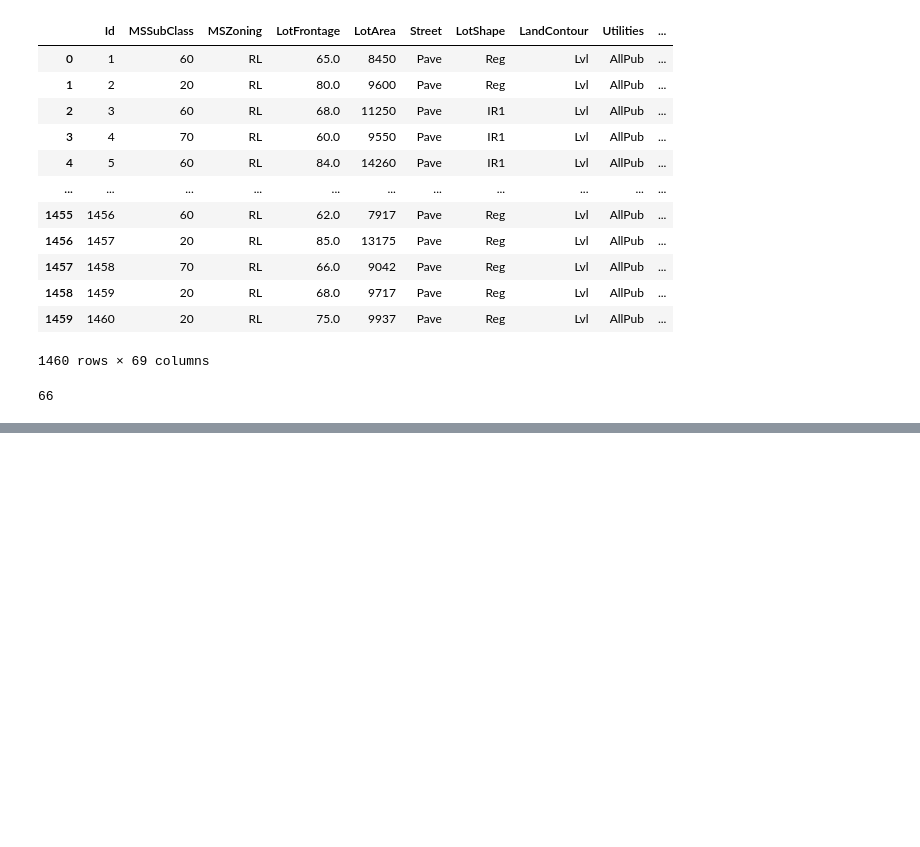
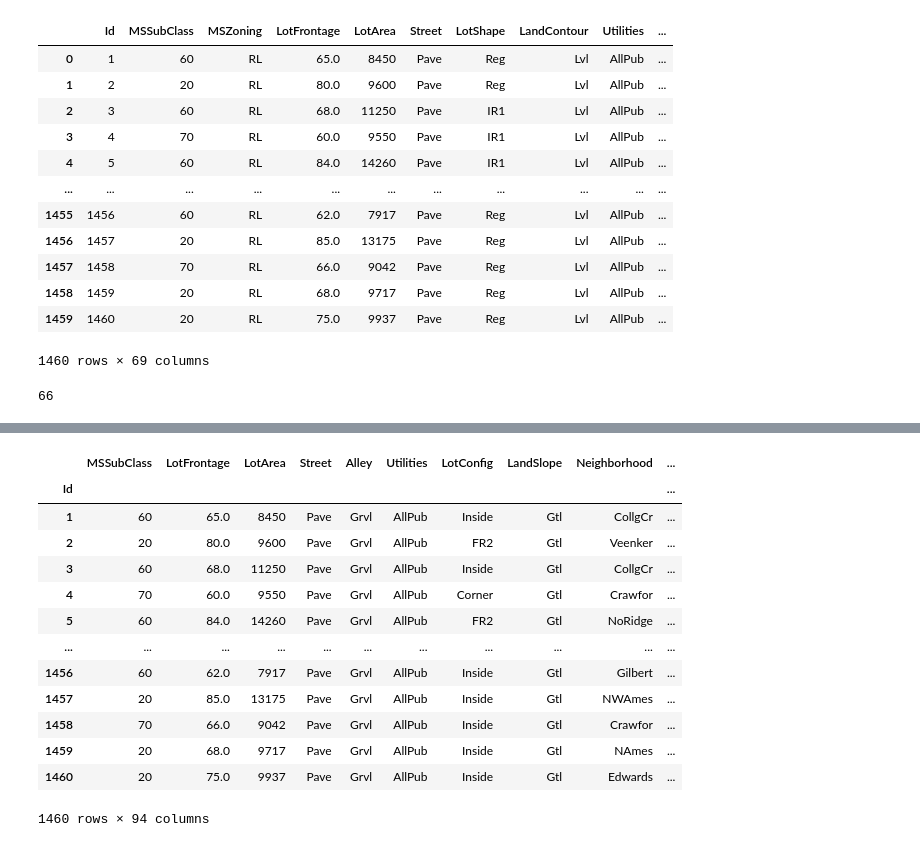
Before and after one commit to ayaatef11/House_pricing_detection, a Jupyter notebook: file.ipynb, the cells around one changed output, grey strips where cells are left out. Cells and saved outputs as stored; diff of their text form; code cells hidden in the pictures; blank space fills up the shorter version.

Commit message:
encode categorical data

```diff
--- a/file.ipynb
+++ b/file.ipynb
@@ -42,0 +129,3 @@ data.shape[1]
+# %%
+mean_val=data['LotFrontage'].mean()
+data['LotFrontage']=data['LotFrontage'].fillna(mean_val)
@@ -42,0 +136,2 @@ data.shape[1]
+# %%
+data.set_index('Id', inplace=True)#loop over rows
@@ -42,0 +154,44 @@ data.shape[1]
+# %%
+pd.set_option('display.max_columns', None)
+pd.set_option('display.expand_frame_repr', False)
+# %%
+import numpy as np
+
+# Iterate over each column
+for col in data.columns:
+    # Check for columns with only 0 or 1 values in boolean columns
+    if data[col].dtype == bool or (data[col].dtype == int and set(data[col].unique()) <= {0, 1}):
+        continue
+    elif data[col].isna().sum() > 0 or (data[col] == 0).sum() > 0 or (data[col] == 'nan').sum() > 0:  # Check for NaN or 0 or nan values
+        data[col] = data[col].replace(0, np.nan)
+        if data[col].dtype == int or data[col].dtype == float:
+            mode_element_count = data[col].value_counts().max()
+            if mode_element_count >= data.shape[0] / 2:
+                data[col] = data[col].fillna(data[col].mode()[0])
+            else:
+                data[col] = data[col].fillna(data[col].mean())
+        else:
+            data[col] = data[col].fillna(data[col].mode()[0])
+# %%
+#categorical data
+
+
+# One-hot encode all categorical columns
+data = pd.get_dummies(data, columns=['MSZoning','LotShape','LandContour','BldgType'], prefix=['MSZoning','LotShape','LandContour','BldgType'])
+
+data
+# %% [output]
+|  | MSSubClass | LotFrontage | LotArea | Street | Alley | Utilities | LotConfig | LandSlope | Neighborhood | ... |
+| Id |  |  |  |  |  |  |  |  |  | ... |
+| 1 | 60 | 65.0 | 8450 | Pave | Grvl | AllPub | Inside | Gtl | CollgCr | ... |
+| 2 | 20 | 80.0 | 9600 | Pave | Grvl | AllPub | FR2 | Gtl | Veenker | ... |
+| 3 | 60 | 68.0 | 11250 | Pave | Grvl | AllPub | Inside | Gtl | CollgCr | ... |
+| 4 | 70 | 60.0 | 9550 | Pave | Grvl | AllPub | Corner | Gtl | Crawfor | ... |
+| 5 | 60 | 84.0 | 14260 | Pave | Grvl | AllPub | FR2 | Gtl | NoRidge | ... |
+| ... | ... | ... | ... | ... | ... | ... | ... | ... | ... | ... |
+| 1456 | 60 | 62.0 | 7917 | Pave | Grvl | AllPub | Inside | Gtl | Gilbert | ... |
+| 1457 | 20 | 85.0 | 13175 | Pave | Grvl | AllPub | Inside | Gtl | NWAmes | ... |
+| 1458 | 70 | 66.0 | 9042 | Pave | Grvl | AllPub | Inside | Gtl | Crawfor | ... |
+| 1459 | 20 | 68.0 | 9717 | Pave | Grvl | AllPub | Inside | Gtl | NAmes | ... |
+| 1460 | 20 | 75.0 | 9937 | Pave | Grvl | AllPub | Inside | Gtl | Edwards | ... |
+1460 rows × 94 columns
```
Also changed, not shown: parts of 14 cells of this notebook.
